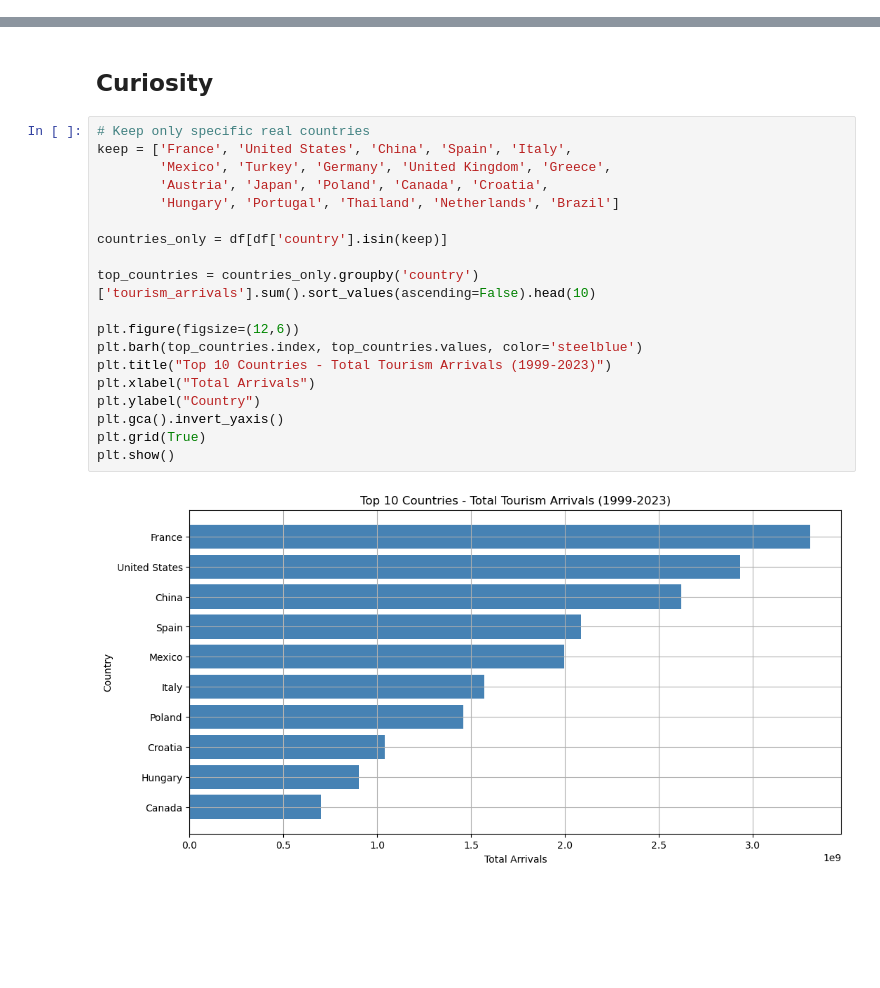
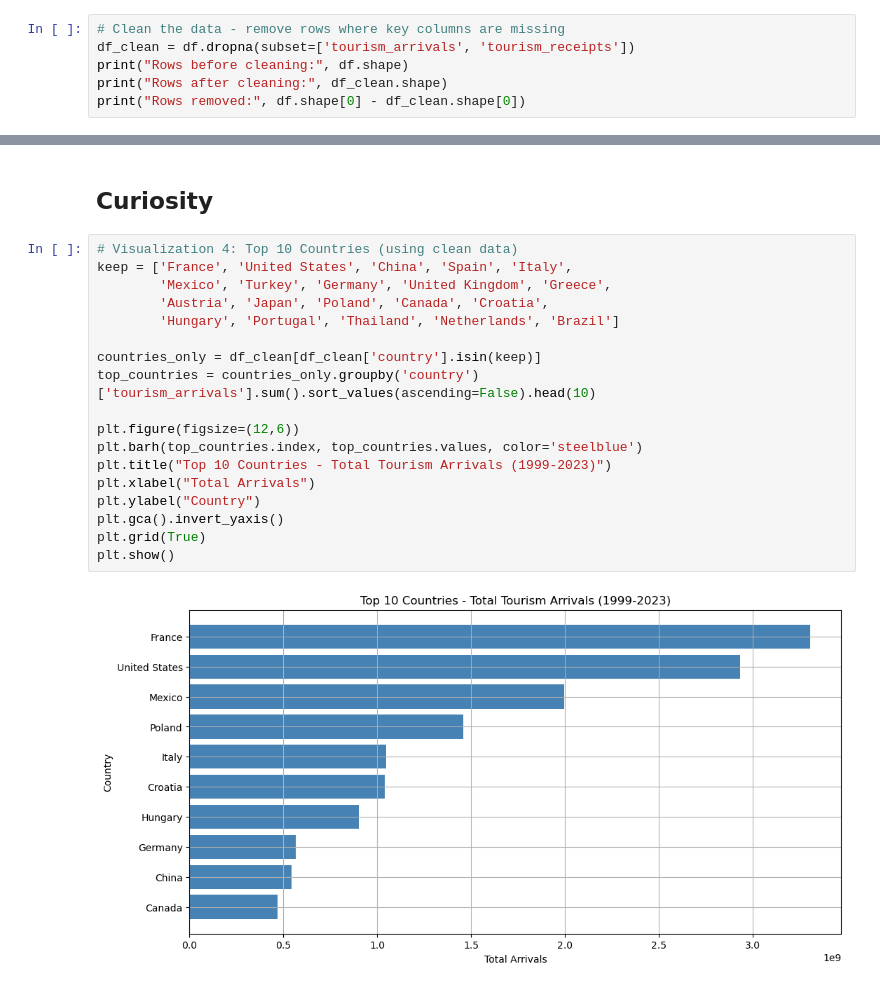
Before and after one commit to Marina-Bazo/python-data-analysis, a Jupyter notebook: project-3-tourism/tourism_analysis.ipynb, the cells around one changed output, grey strips where cells are left out. Saved outputs shown, nothing was run; the diff lists cells and outputs as text; blank space fills up the shorter version.

Commit message:
Updated tourism analysis with complete homework

```diff
--- a/project-3-tourism/tourism_analysis.ipynb
+++ b/project-3-tourism/tourism_analysis.ipynb
@@ -120,0 +114,6 @@ This is called a right-skewed distribution.
+# %%
+# Clean the data - remove rows where key columns are missing
+df_clean = df.dropna(subset=['tourism_arrivals', 'tourism_receipts'])
+print("Rows before cleaning:", df.shape)
+print("Rows after cleaning:", df_clean.shape)
+print("Rows removed:", df.shape[0] - df_clean.shape[0])
@@ -300,23 +301,22 @@ receive most of the tourists. Most countries receive very few visitors.
 # %% [markdown]
 ## Curiosity
 # %%
-# Keep only specific real countries
+# Visualization 4: Top 10 Countries (using clean data)
 keep = ['France', 'United States', 'China', 'Spain', 'Italy',
         'Mexico', 'Turkey', 'Germany', 'United Kingdom', 'Greece',
         'Austria', 'Japan', 'Poland', 'Canada', 'Croatia',
         'Hungary', 'Portugal', 'Thailand', 'Netherlands', 'Brazil']
 
-countries_only = df[df['country'].isin(keep)]
-
+countries_only = df_clean[df_clean['country'].isin(keep)]
 top_countries = countries_only.groupby('country')['tourism_arrivals'].sum().sort_values(ascending=False).head(10)
 
 plt.figure(figsize=(12,6))
 plt.barh(top_countries.index, top_countries.values, color='steelblue')
 plt.title("Top 10 Countries - Total Tourism Arrivals (1999-2023)")
 plt.xlabel("Total Arrivals")
 plt.ylabel("Country")
 plt.gca().invert_yaxis()
 plt.grid(True)
 plt.show()
 # %% [output]
-[figure, old version]
+[figure, new version]
```
Also changed, not shown: parts of 6 cells of this notebook.
